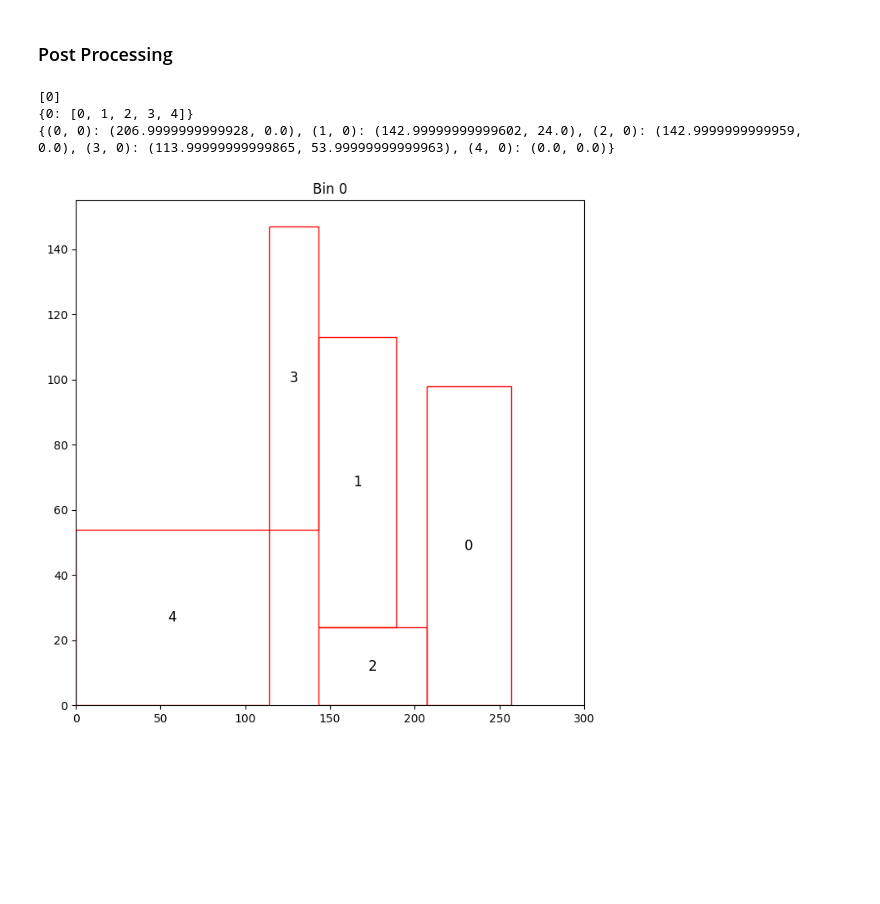
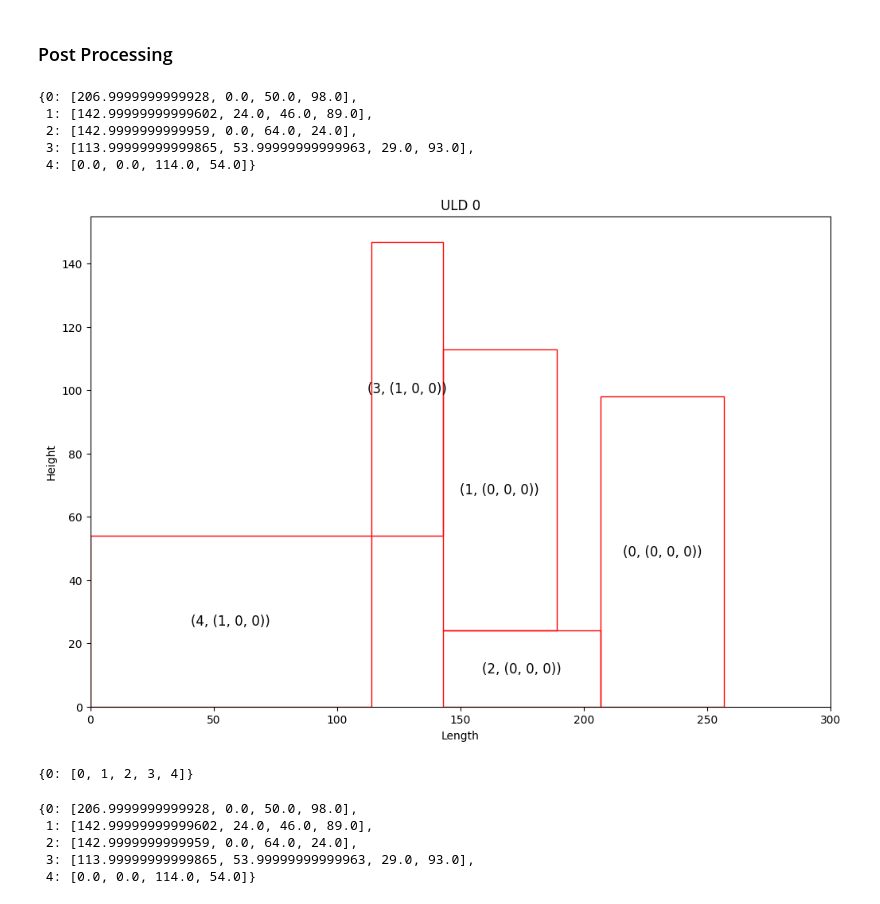
Before and after one commit to Zach-K408/vertical_bpp, a Jupyter notebook: main.ipynb, the cells around one changed output. Drawn from its saved outputs; the diff is of its cells as text; code cells hidden in the pictures; blank space fills up the shorter version.

```diff
--- a/main.ipynb
+++ b/main.ipynb
@@ -514,32 +514,46 @@ solution.to_csv("solution.txt", header=None, index=None, sep='=', mode='w')
 bins_used = [j for j in ulds if quicksum(p_ij[i,j].X for i in items).getValue() > 0]
 items_in_bin = {j: [i for i in items if p_ij[i,j].X > 0] for j in bins_used}
 item_positions = {(i, j): (x_i[i].X, z_i[i].X) for j in bins_used for i in items_in_bin[j]}
-print(bins_used)
-print(items_in_bin)
-print(item_positions)
+item_info_solution = {i: [x_i[i].X, z_i[i].X, items[i][0]*r_iab[i,0,0].X+items[i][1]*r_iab[i,0,1].X, items[i][0]*r_iab[i,1,0].X+items[i][1]*r_iab[i,1,1].X] for i in items}
 # %% [output]
-[0]
-{0: [0, 1, 2, 3, 4]}
-{(0, 0): (206.9999999999928, 0.0), (1, 0): (142.99999999999602, 24.0), (2, 0): (142.9999999999959, 0.0), (3, 0): (113.99999999999865, 53.99999999999963), (4, 0): (0.0, 0.0)}
+{0: [206.9999999999928, 0.0, 50.0, 98.0],
+ 1: [142.99999999999602, 24.0, 46.0, 89.0],
+ 2: [142.9999999999959, 0.0, 64.0, 24.0],
+ 3: [113.99999999999865, 53.99999999999963, 29.0, 93.0],
+ 4: [0.0, 0.0, 114.0, 54.0]}
 # %%
 # Visualization function
-def visualize_solution(items, ulds, items_in_bin, item_positions):
+def visualize_solution(items, ulds, items_in_bin, item_positions, fi, pi, ri):
     for j in ulds:
         if j in items_in_bin:
-            fig, ax = plt.subplots(figsize=(8, 8))
+            fig, ax = plt.subplots(figsize=(12, 8))
             ax.set_xlim(0, int(ulds[j][1][0]))
             ax.set_ylim(0, int(ulds[j][1][1]))
 
             for i in items_in_bin[j]:
                 pos = item_positions[(i, j)]
                 rect = patches.Rectangle(pos, items[i][0]*r_iab[i,0,0].X+items[i][1]*r_iab[i,0,1].X, items[i][0]*r_iab[i,1,0].X+items[i][1]*r_iab[i,1,1].X, linewidth=1, edgecolor='r', facecolor='none')
                 ax.add_patch(rect)
-                ax.text(pos[0] + (items[i][0]*r_iab[i,0,0].X+items[i][1]*r_iab[i,0,1].X) / 2, pos[1] + (items[i][0]*r_iab[i,1,0].X+items[i][1]*r_iab[i,1,1].X) / 2, f"{i}", fontsize=12, ha="center", va="center")
+                ax.text(pos[0] + (items[i][0]*r_iab[i,0,0].X+items[i][1]*r_iab[i,0,1].X) / 2, pos[1] + (items[i][0]*r_iab[i,1,0].X+items[i][1]*r_iab[i,1,1].X) / 2, f"{i,(fi[i],pi[i],ri[i])}", fontsize=12, ha="center", va="center")
 
-            plt.title(f"Bin {j}")
+            plt.title(f"ULD {j}")
+            plt.xlabel('Length')
+            plt.ylabel('Height')
             plt.show()
 
 # Visualize the packed bins
-visualize_solution(items, ulds, items_in_bin, item_positions)
+visualize_solution(items, ulds, items_in_bin, item_positions, fi, pi, ri)
 # %% [output]
-[figure, old version]
+[figure, new version]
+# %%
+items_in_bin
+# %% [output]
+{0: [0, 1, 2, 3, 4]}
+# %%
+item_info_solution
+# %% [output]
+{0: [206.9999999999928, 0.0, 50.0, 98.0],
+ 1: [142.99999999999602, 24.0, 46.0, 89.0],
+ 2: [142.9999999999959, 0.0, 64.0, 24.0],
+ 3: [113.99999999999865, 53.99999999999963, 29.0, 93.0],
+ 4: [0.0, 0.0, 114.0, 54.0]}
```
Also changed, not shown: parts of 1 cell of this notebook, 3 other files.
